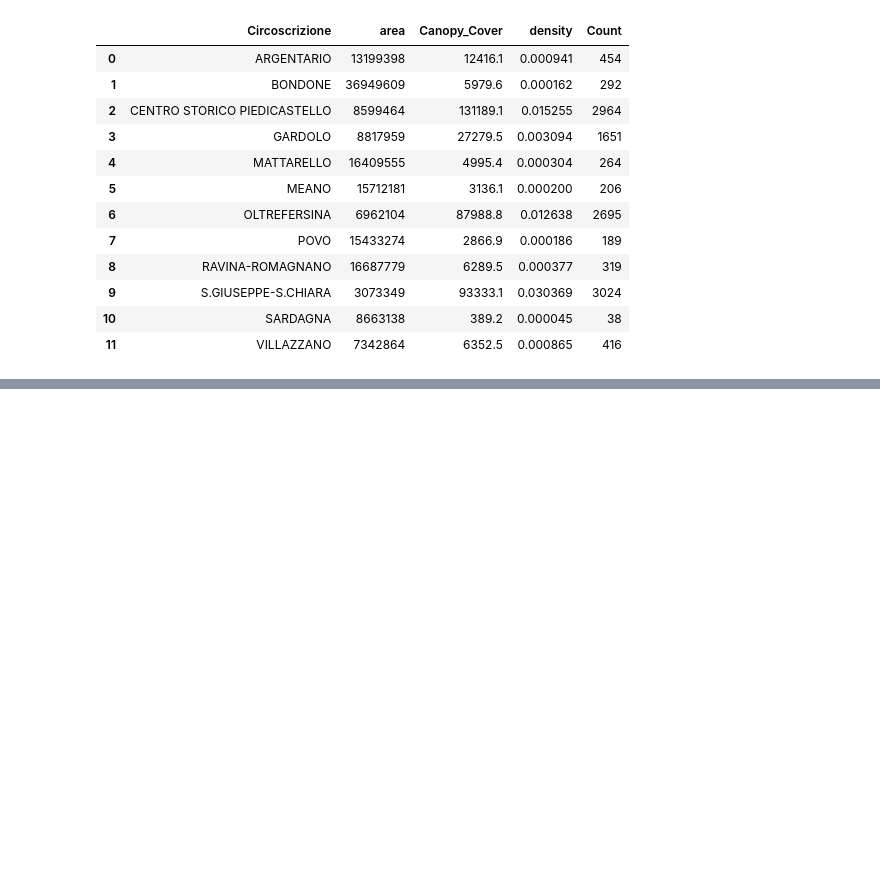
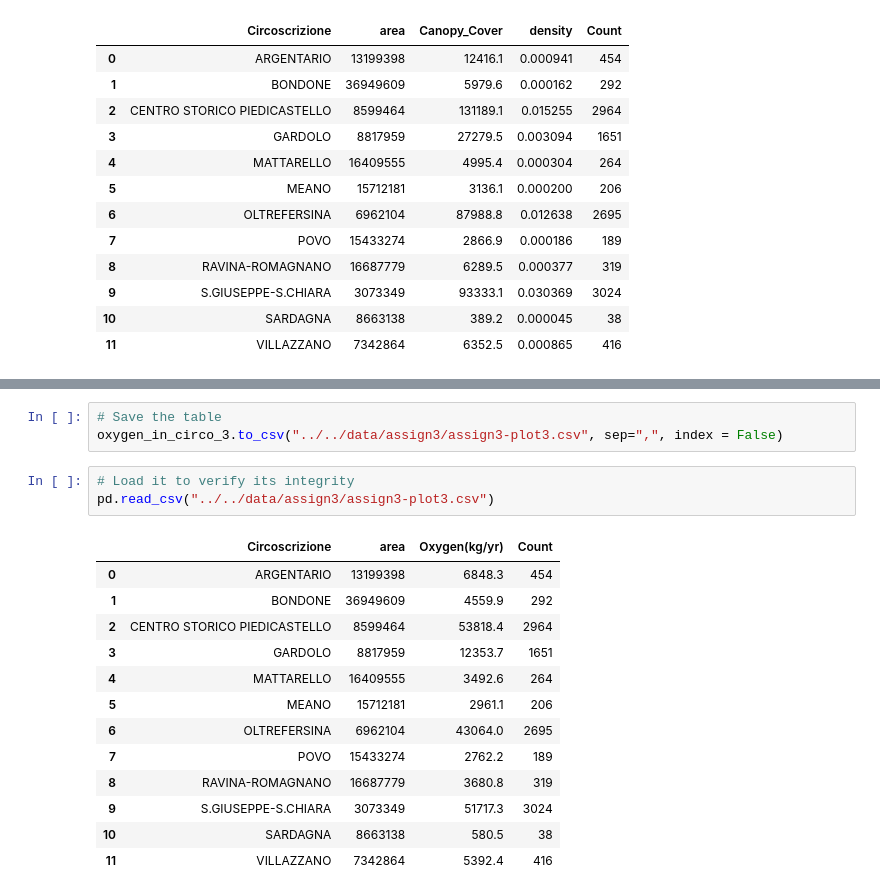
Before and after one commit to Liathan/Liathan.github.io, a Jupyter notebook: py_scripts/notebooks/assignment-3-code.ipynb, the cells around one changed output, grey strips where cells are left out. Drawn from its saved outputs; the diff is of its cells as text; blank space fills up the shorter version.

Commit message:
add assign3plot3

```diff
--- a/py_scripts/notebooks/assignment-3-code.ipynb
+++ b/py_scripts/notebooks/assignment-3-code.ipynb
@@ -259,0 +302,20 @@ pd.read_csv("../../data/assign3/assign3-plot2.csv")
+# %%
+# Save the table
+oxygen_in_circo_3.to_csv("../../data/assign3/assign3-plot3.csv", sep=",", index = False)
+# %%
+# Load it to verify its integrity
+pd.read_csv("../../data/assign3/assign3-plot3.csv")
+# %% [output]
+|  | Circoscrizione | area | Oxygen(kg/yr) | Count |
+| 0 | ARGENTARIO | 13199398 | 6848.3 | 454 |
+| 1 | BONDONE | 36949609 | 4559.9 | 292 |
+| 2 | CENTRO STORICO PIEDICASTELLO | 8599464 | 53818.4 | 2964 |
+| 3 | GARDOLO | 8817959 | 12353.7 | 1651 |
+| 4 | MATTARELLO | 16409555 | 3492.6 | 264 |
+| 5 | MEANO | 15712181 | 2961.1 | 206 |
+| 6 | OLTREFERSINA | 6962104 | 43064.0 | 2695 |
+| 7 | POVO | 15433274 | 2762.2 | 189 |
+| 8 | RAVINA-ROMAGNANO | 16687779 | 3680.8 | 319 |
+| 9 | S.GIUSEPPE-S.CHIARA | 3073349 | 51717.3 | 3024 |
+| 10 | SARDAGNA | 8663138 | 580.5 | 38 |
+| 11 | VILLAZZANO | 7342864 | 5392.4 | 416 |
```
Also changed, not shown: parts of 8 cells of this notebook, 4 other files.
